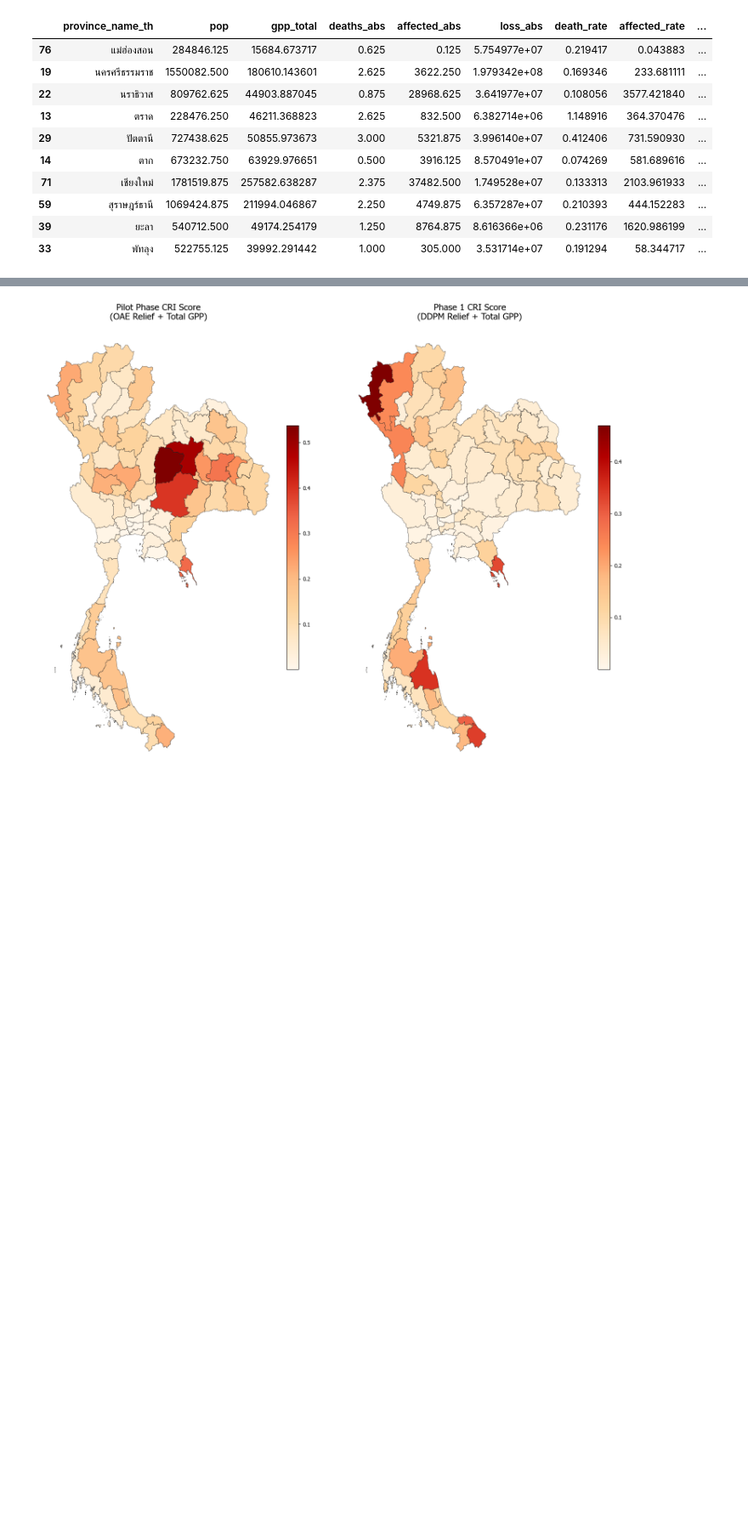
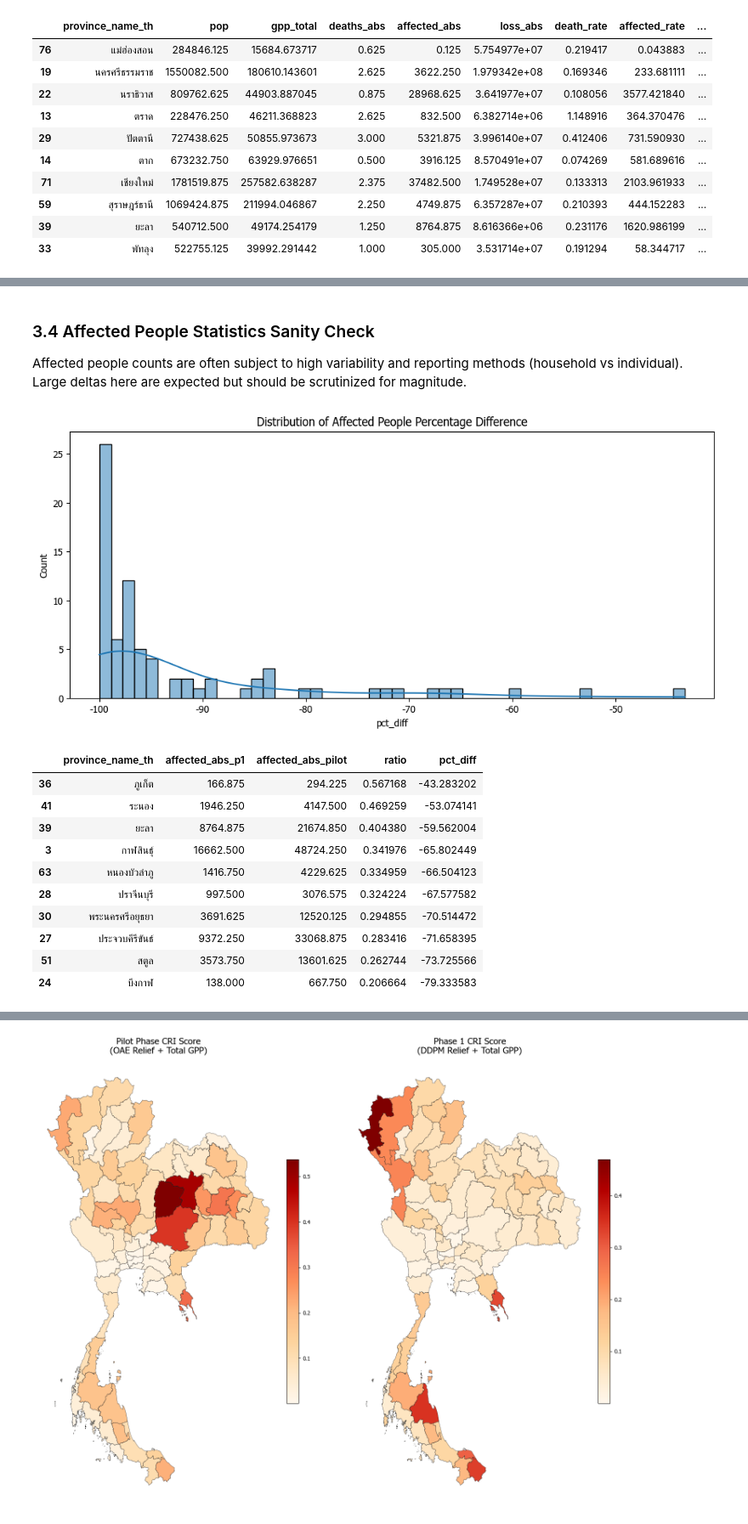
Before and after one commit to Bossax/arun-creagy, a Jupyter notebook: ψ/incubate/DCCE/CRI/data_system/script/analysis_notebooks/cri_methodology_comparison.ipynb, the cells around one changed output, grey strips where cells are left out. Shown at 85% size. Cells and saved outputs as stored; diff of their text form; code cells hidden in the pictures; blank space fills up the shorter version.

```diff
--- a/ψ/incubate/DCCE/CRI/data_system/script/analysis_notebooks/cri_methodology_comparison.ipynb
+++ b/ψ/incubate/DCCE/CRI/data_system/script/analysis_notebooks/cri_methodology_comparison.ipynb
@@ -251,0 +360,34 @@ p1_scored.sort_values("p1_rank").head(10)
+# %% [markdown]
+### 3.4 Affected People Statistics Sanity Check
+
+Affected people counts are often subject to high variability and reporting methods (household vs individual). Large deltas here are expected but should be scrutinized for magnitude.
+# %%
+# Affected People Sanity Check
+affected_check = p1_df[['province_name_th', 'affected_abs']].merge(
+    pilot_df[['province_name_th', 'affected_abs']],
+    on='province_name_th',
+    suffixes=('_p1', '_pilot')
+)
+
+affected_check['ratio'] = affected_check['affected_abs_p1'] / affected_check['affected_abs_pilot'].replace(0, np.nan)
+affected_check['pct_diff'] = (affected_check['ratio'] - 1) * 100
+
+plt.figure(figsize=(12, 5))
+sns.histplot(affected_check['pct_diff'].dropna(), bins=50, kde=True)
+plt.title("Distribution of Affected People Percentage Difference")
+plt.show()
+
+display(affected_check.sort_values('pct_diff', ascending=False).head(10))
+# %% [output]
+[figure, added]
+|  | province_name_th | affected_abs_p1 | affected_abs_pilot | ratio | pct_diff |
+| 36 | ภูเก็ต | 166.875 | 294.225 | 0.567168 | -43.283202 |
+| 41 | ระนอง | 1946.250 | 4147.500 | 0.469259 | -53.074141 |
+| 39 | ยะลา | 8764.875 | 21674.850 | 0.404380 | -59.562004 |
+| 3 | กาฬสินธุ์ | 16662.500 | 48724.250 | 0.341976 | -65.802449 |
+| 63 | หนองบัวลำภู | 1416.750 | 4229.625 | 0.334959 | -66.504123 |
+| 28 | ปราจีนบุรี | 997.500 | 3076.575 | 0.324224 | -67.577582 |
+| 30 | พระนครศรีอยุธยา | 3691.625 | 12520.125 | 0.294855 | -70.514472 |
+| 27 | ประจวบคีรีขันธ์ | 9372.250 | 33068.875 | 0.283416 | -71.658395 |
+| 51 | สตูล | 3573.750 | 13601.625 | 0.262744 | -73.725566 |
+| 24 | บึงกาฬ | 138.000 | 667.750 | 0.206664 | -79.333583 |
```
Also changed, not shown: parts of 16 cells of this notebook, 3 other files.
